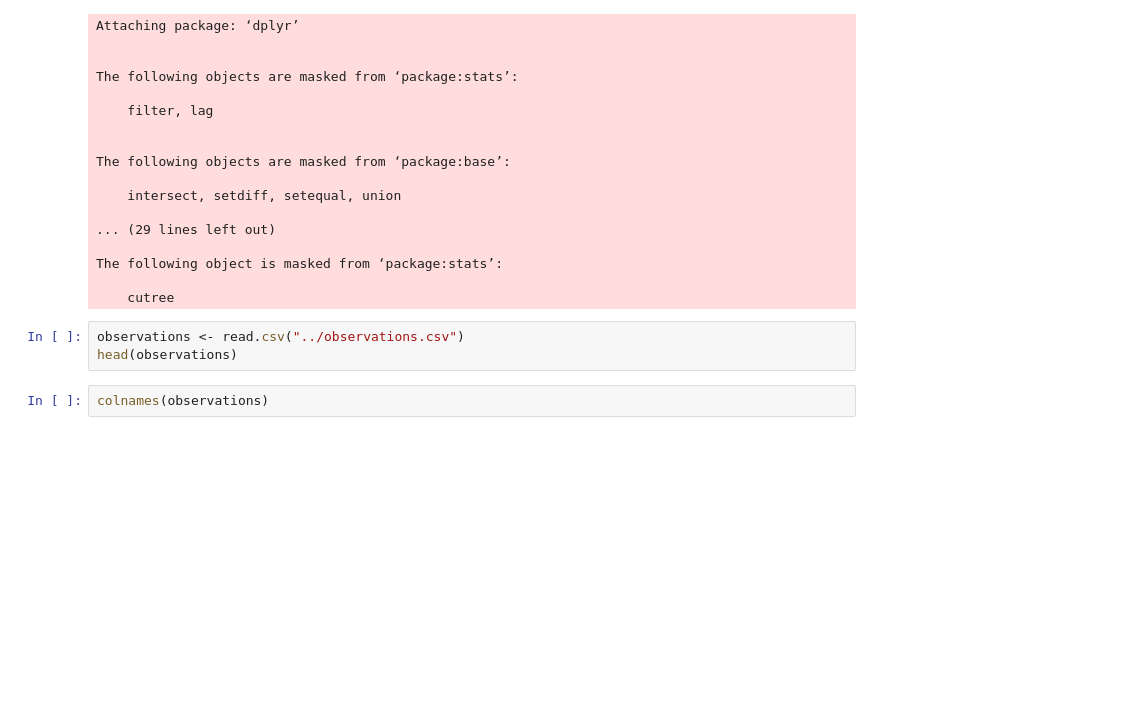
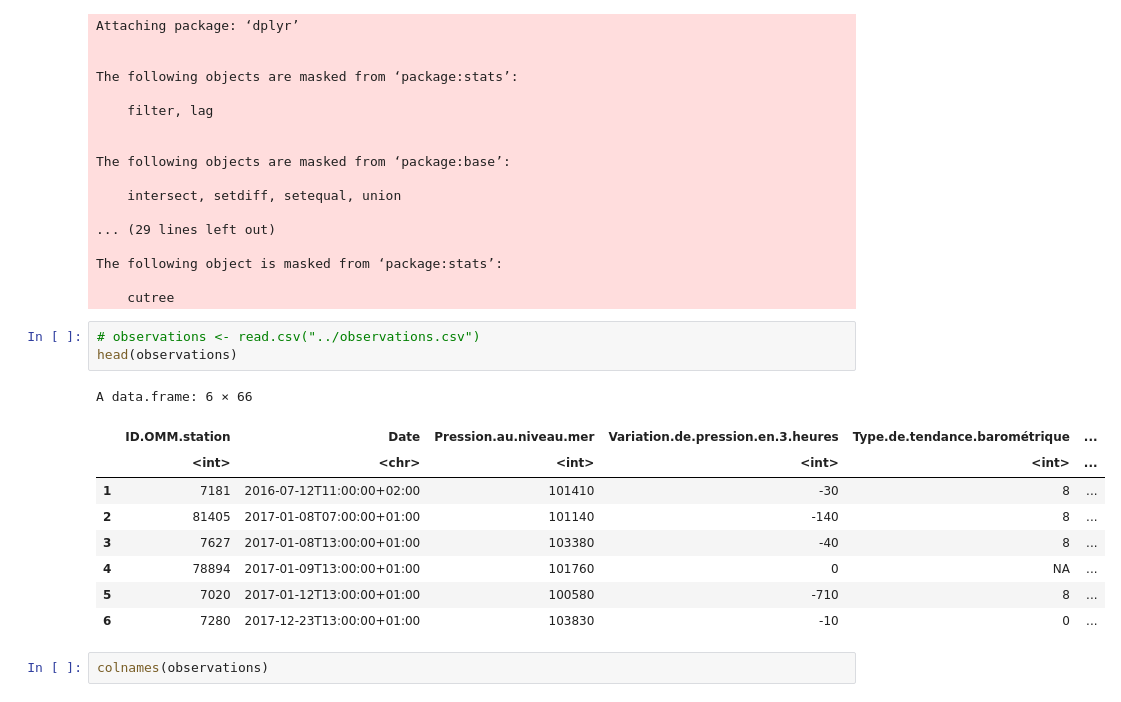
Before and after one commit to lauraachoquett/stats_BE_Bobbia, a Jupyter notebook: src/draft_climate_map.ipynb, the cells around one changed output. Cells and saved outputs as stored; diff of their text form; blank space fills up the shorter version.

```diff
--- a/src/draft_climate_map.ipynb
+++ b/src/draft_climate_map.ipynb
@@ -29,8 +29,18 @@ The following object is masked from ‘package:stats’:
 
     cutree
 # %%
-observations <- read.csv("../observations.csv")
+# observations <- read.csv("../observations.csv")
 head(observations)
+# %% [output]
+A data.frame: 6 × 66
+|  | ID.OMM.station | Date | Pression.au.niveau.mer | Variation.de.pression.en.3.heures | Type.de.tendance.barométrique | ... |
+|  | <int> | <chr> | <int> | <int> | <int> | ... |
+| 1 | 7181 | 2016-07-12T11:00:00+02:00 | 101410 | -30 | 8 | ... |
+| 2 | 81405 | 2017-01-08T07:00:00+01:00 | 101140 | -140 | 8 | ... |
+| 3 | 7627 | 2017-01-08T13:00:00+01:00 | 103380 | -40 | 8 | ... |
+| 4 | 78894 | 2017-01-09T13:00:00+01:00 | 101760 | 0 | NA | ... |
+| 5 | 7020 | 2017-01-12T13:00:00+01:00 | 100580 | -710 | 8 | ... |
+| 6 | 7280 | 2017-12-23T13:00:00+01:00 | 103830 | -10 | 0 | ... |
 # %%
 colnames(observations)
 # %% [output]
```
Also changed, not shown: parts of 3 cells of this notebook, 4 other files.
